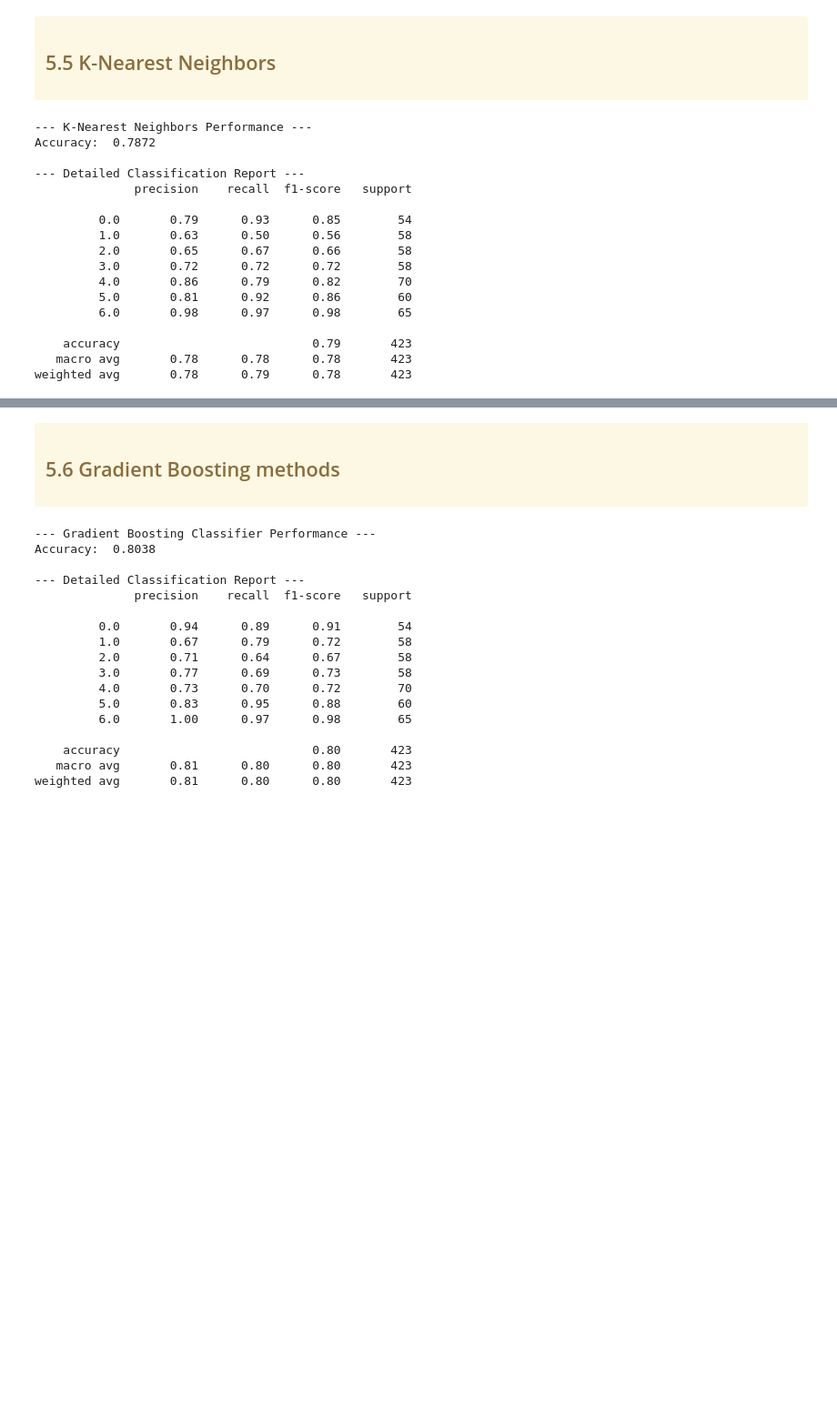
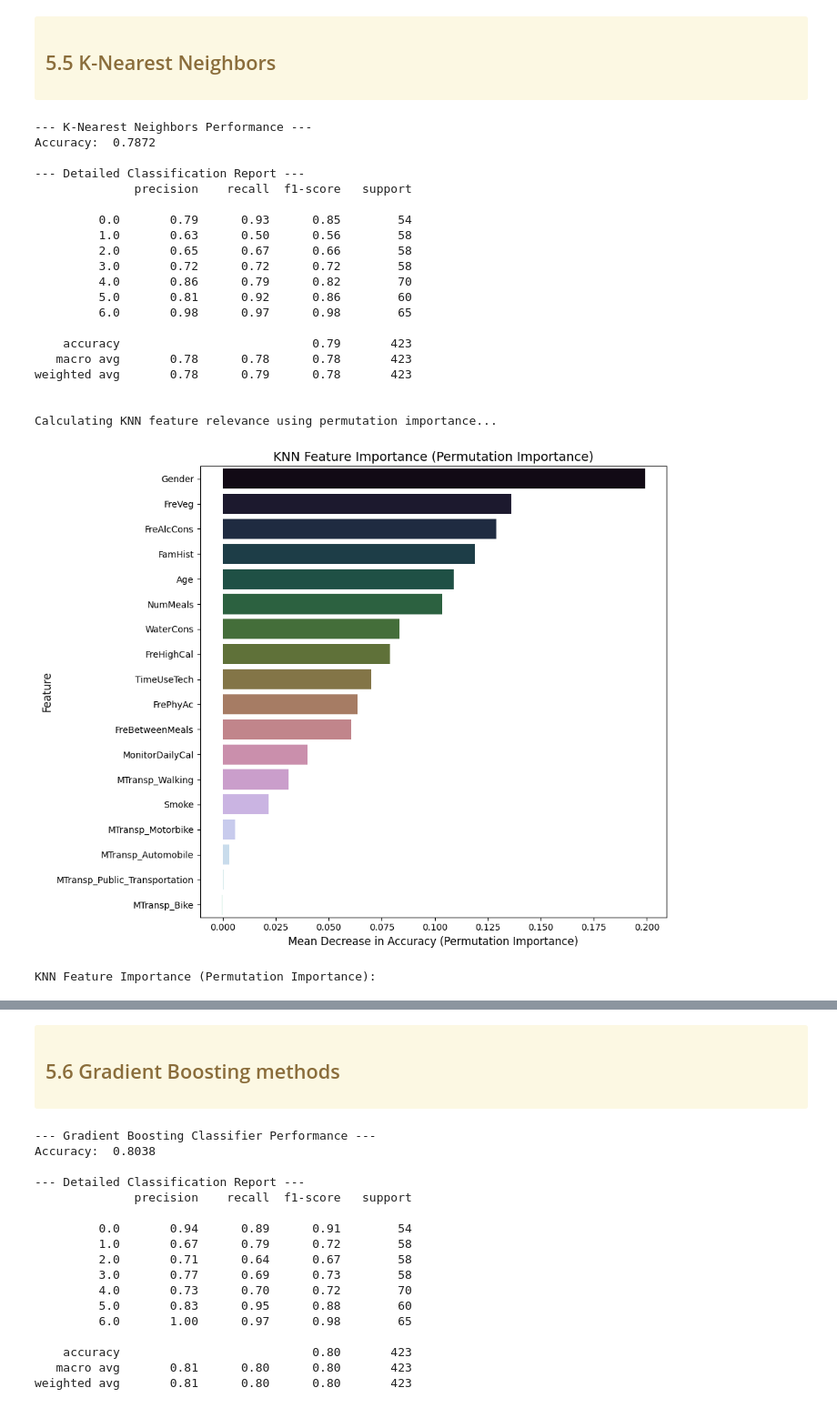
Before and after one commit to MInesGomes/DataScienceObesityLevels, a Jupyter notebook: DSGroup2.ipynb, the cells around one changed output, grey strips where cells are left out. Shown at 91% size. Saved outputs shown, nothing was run; the diff lists cells and outputs as text; code cells hidden in the pictures; blank space fills up the shorter version.

```diff
--- a/DSGroup2.ipynb
+++ b/DSGroup2.ipynb
@@ -1928,6 +1933,10 @@ from sklearn.model_selection import train_test_split
 from sklearn.preprocessing import StandardScaler
 from sklearn.neighbors import KNeighborsClassifier
 from sklearn.metrics import classification_report
+from sklearn.inspection import permutation_importance
+import matplotlib.pyplot as plt
+import seaborn as sns
+import pandas as pd
 
 # 1. Start fresh from dfClean
 dfKNN = dfClean.copy()
@@ -1963,30 +1972,72 @@ X_train, X_test, y_train, y_test = train_test_split(X, y, test_size=0.2, random_
 # Using n_neighbors=5 as a common starting point
 knn_model = KNeighborsClassifier(n_neighbors=5)
 knn_model.fit(X_train, y_train)
 
 # 5. Generate Predictions
 y_pred = knn_model.predict(X_test)
 
 # 6. Evaluate Performance
 print("--- K-Nearest Neighbors Performance ---")
 print(f"Accuracy:  {accuracy_score(y_test, y_pred):.4f}")
 print("\n--- Detailed Classification Report ---")
 print(classification_report(y_test, y_pred))
+
+# 7. Visualize Feature Importance using Permutation Importance
+print("\nCalculating KNN feature relevance using permutation importance...")
+result_relevance_knn = permutation_importance(
+    knn_model, X_test, y_test, n_repeats=10, random_state=42, n_jobs=-1
+)
+
+# Create a DataFrame to collect and reorder the results
+df_importance_knn = pd.DataFrame({
+    'Variable': X.columns,
+    'Importance_Mean': result_relevance_knn.importances_mean,
+    'Importance_Std': result_relevance_knn.importances_std
+})
+
+# Order variables from most important to least important
+df_top_features_knn = df_importance_knn.sort_values(by='Importance_Mean', ascending=False)
+
+# Generate the plot
+plt.figure(figsize=(10, 8))
+sns.barplot(
+    x='Importance_Mean',
+    y='Variable',
+    data=df_top_features_knn,
+    palette='cubehelix',
+    hue='Variable',
+    legend=False
+)
+
+plt.title("KNN Feature Importance (Permutation Importance)", fontsize=14)
+plt.xlabel("Mean Decrease in Accuracy (Permutation Importance)", fontsize=12)
+plt.ylabel("Feature", fontsize=12)
+plt.tight_layout()
+plt.show()
+
+# Display the exact numerical values
+print("\nKNN Feature Importance (Permutation Importance):")
+display(df_top_features_knn.head(15))
 # %% [output]
 --- K-Nearest Neighbors Performance ---
 Accuracy:  0.7872
 
 --- Detailed Classification Report ---
               precision    recall  f1-score   support
 
          0.0       0.79      0.93      0.85        54
          1.0       0.63      0.50      0.56        58
          2.0       0.65      0.67      0.66        58
          3.0       0.72      0.72      0.72        58
          4.0       0.86      0.79      0.82        70
          5.0       0.81      0.92      0.86        60
          6.0       0.98      0.97      0.98        65
 
     accuracy                           0.79       423
    macro avg       0.78      0.78      0.78       423
 weighted avg       0.78      0.79      0.78       423
+
+
+Calculating KNN feature relevance using permutation importance...
+[figure, added]
+KNN Feature Importance (Permutation Importance):
```
Also changed, not shown: parts of 11 cells of this notebook.
